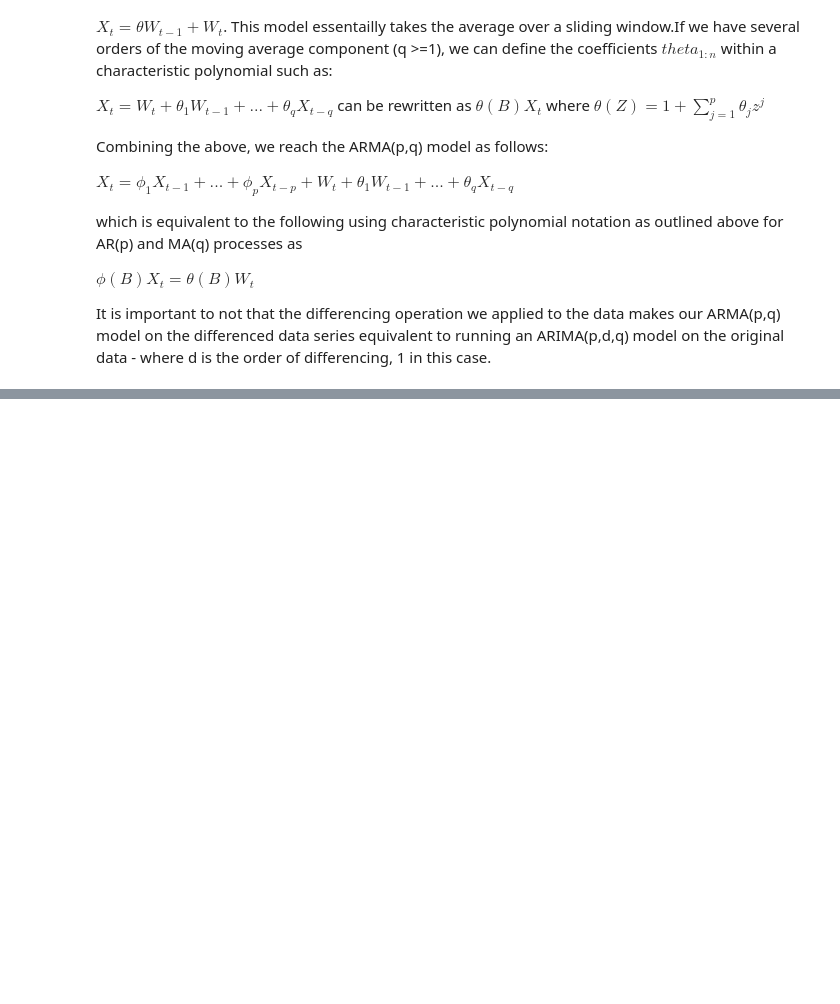
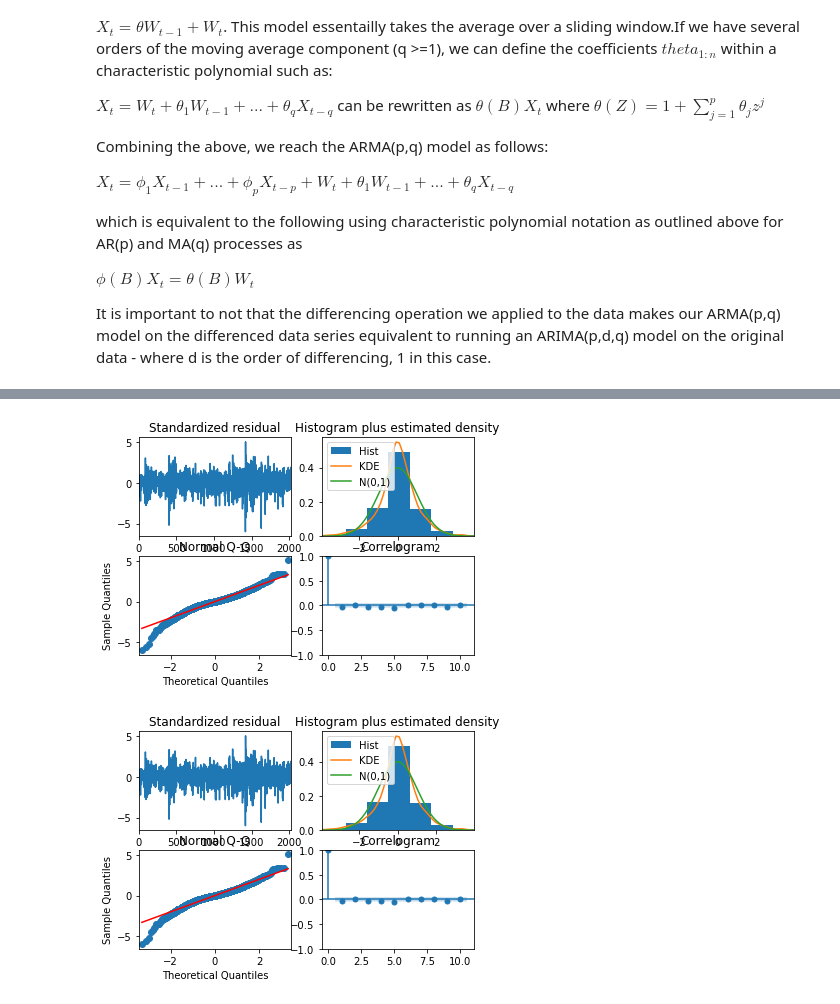
Before and after one commit to danielherrerahsph/SPYtimeseries, a Jupyter notebook: data_pull.ipynb, the cells around one changed output, grey strips where cells are left out. Saved outputs shown, nothing was run; the diff lists cells and outputs as text; code cells hidden in the pictures; blank space fills up the shorter version.

```diff
--- a/data_pull.ipynb
+++ b/data_pull.ipynb
@@ -217,0 +282,5 @@ We see from the automated process above, as well as from our ACF and PACF plots
+# %%
+model.plot_diagnostics()
+# %% [output]
+[figure, added]
+[figure, added]
```
Also changed, not shown: parts of 17 cells of this notebook.
